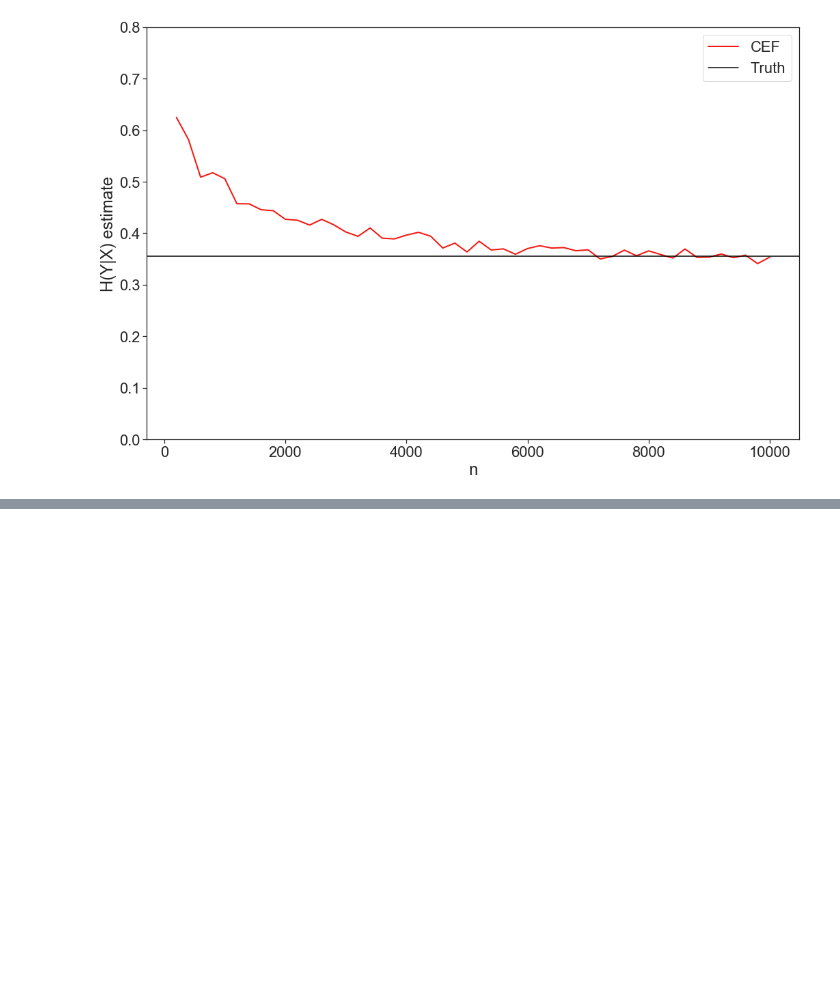
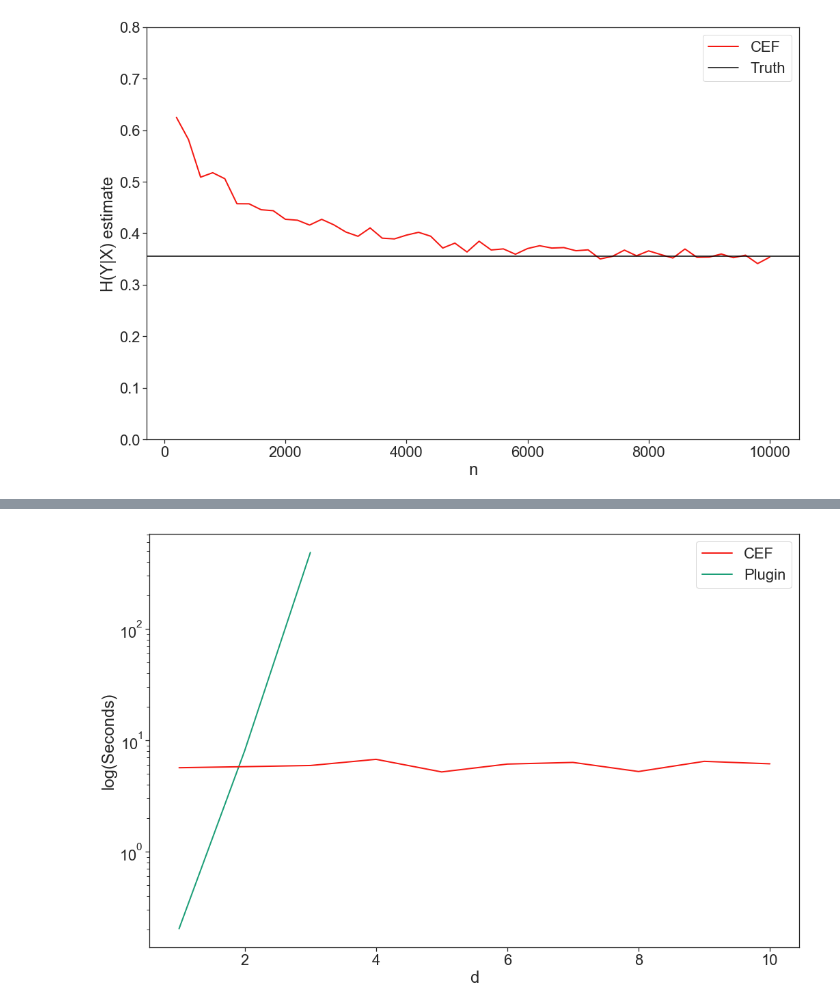
Before and after one commit to rguo123/conditional_entropy_forests, a Jupyter notebook: Categorical_Plots_Final.ipynb, the cells around one changed output, grey strips where cells are left out. Saved outputs shown, nothing was run; the diff lists cells and outputs as text; code cells hidden in the pictures; blank space fills up the shorter version.

```diff
--- a/Categorical_Plots_Final.ipynb
+++ b/Categorical_Plots_Final.ipynb
@@ -421,0 +424,14 @@ plt.show()
+# %%
+import time
+from tqdm import tqdm_notebook
+
+n = 2000
+runtime_rf = []
+#runtime_plugin = []
+mean = 1
+for dim in tqdm_notebook(range(1, 11)):
+    X, y = get_multivariate_sample(n, dim, mean)
+    start = time.time()
+    rf_entropy_estimate_bagging(np.array(X), y, 300, .32, depth = 30)
+    end = time.time()
+    runtime_rf.append(end - start)
@@ -421,0 +440,7 @@ plt.show()
+# %%
+runtime_plugin = []
+X, y = get_multivariate_sample(n, 1, mean)
+start = time.time()
+plugin_estimate_cat_1D(X, y)
+end = time.time()
+runtime_plugin.append(end - start)
@@ -421,0 +535,20 @@ plt.show()
+# %%
+sns.set(font_scale = 2)
+sns.set_style("ticks")
+plt.figure()
+plt.rcParams["font.family"] = "sans-serif"
+plt.rcParams['figure.figsize'] = [15, 10]
+
+dim_plugin = [1, 2, 3]
+dim_rf = [1, 2, 3, 4, 5, 6, 7, 8, 9, 10]
+line_plugin, = plt.plot(dim_plugin, runtime_plugin, label = "Plugin", linewidth = 2, color = "#1b9e77")
+line_est, = plt.plot(dim_rf, runtime_rf, label = "CEF", linewidth = 2, color = "#F41711")
+plt.xlabel("d")
+plt.ylabel("log(Seconds)")
+plt.yscale('log')
+plt.legend(handles=[line_est, line_plugin])
+plt.tight_layout()
+plt.savefig("cat_runtime_2000_mean1_log_final.png")
+plt.show()
+# %% [output]
+[figure, added]
```
Also changed, not shown: parts of 5 cells of this notebook, 4 other files.
